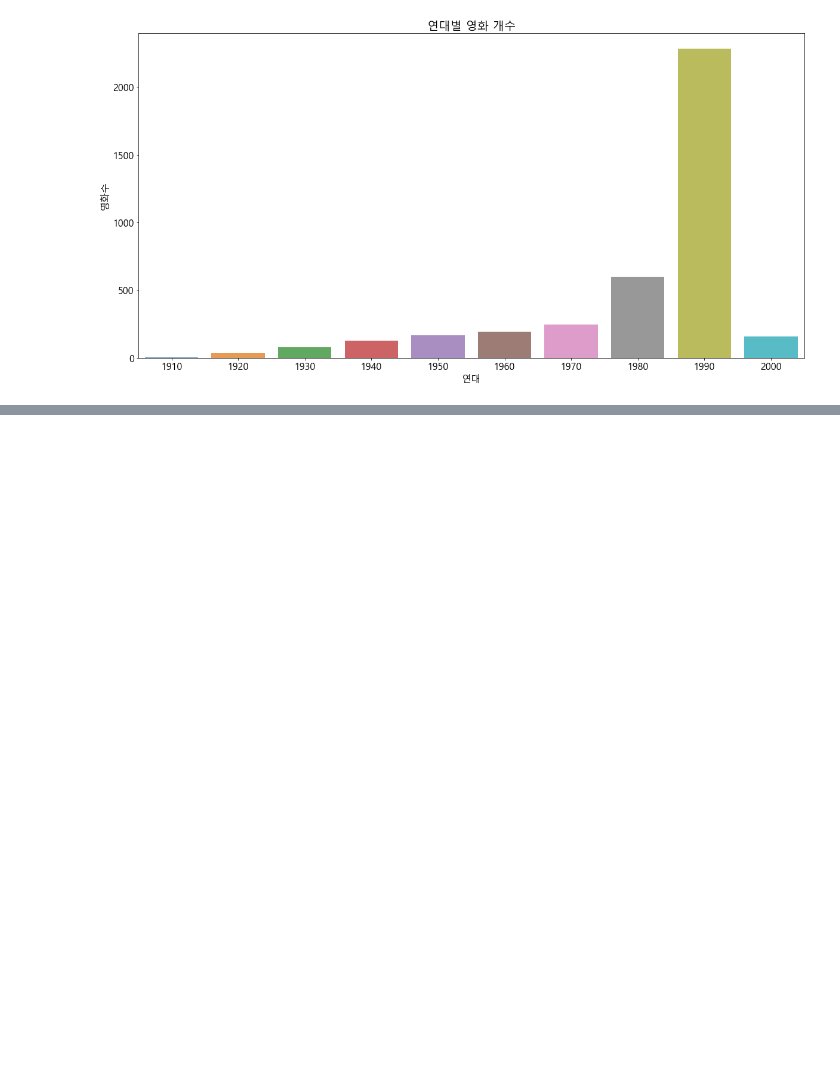
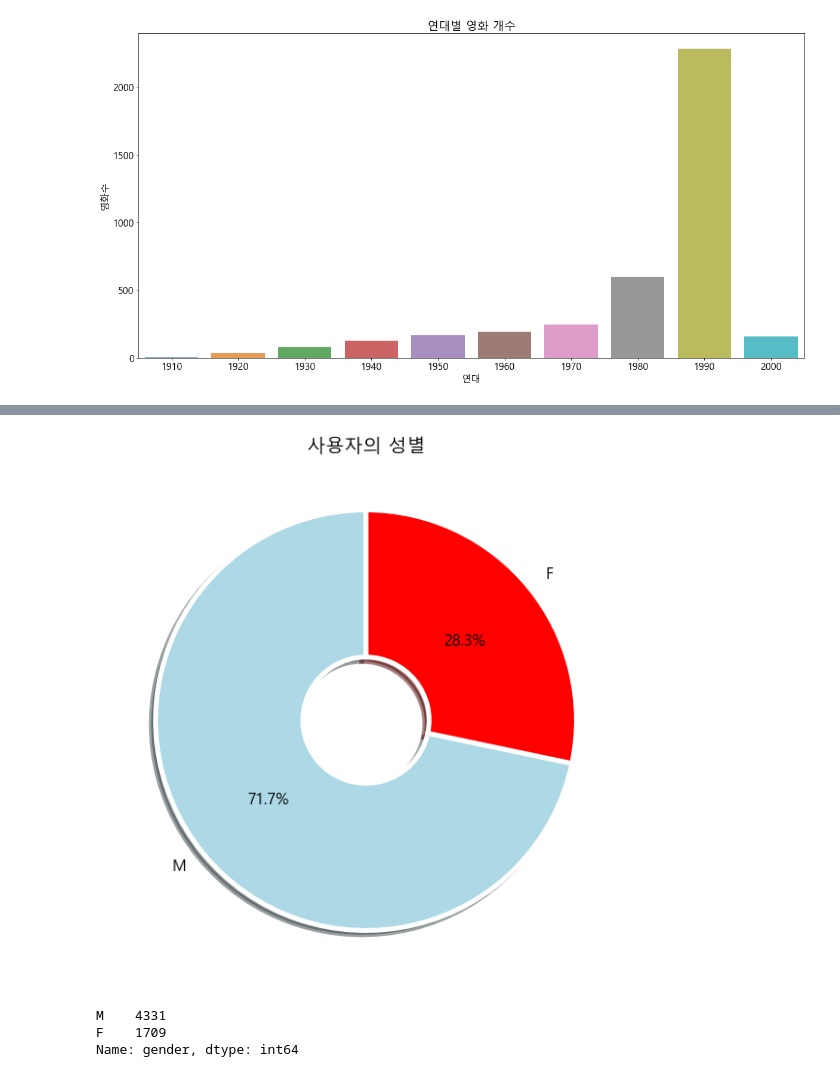
Before and after one commit to kamunbee/project_workspace, a Jupyter notebook: 02_데이터분석/15_영화 평점 데이터 분석.ipynb, the cells around one changed output, grey strips where cells are left out. Cells and saved outputs as stored; diff of their text form; code cells hidden in the pictures; blank space fills up the shorter version.

```diff
--- a/02_데이터분석/15_영화 평점 데이터 분석.ipynb
+++ b/02_데이터분석/15_영화 평점 데이터 분석.ipynb
@@ -203,0 +278,16 @@ plt.show()
+# %%
+wedgeprops={'width': 0.7, 'edgecolor': 'w', 'linewidth': 5}
+plt.pie(user_count, labels=user_count.index, shadow=True,  autopct='%.1f%%',startangle=90, colors=['lightblue','red'],
+       wedgeprops=wedgeprops)
+plt.title('사용자의 성별')
+plt.show()
+# %% [output]
+[figure, added]
+# %%
+# 성별 별 사용자 수를 가져온다.
+user_gender = user_data['gender'].value_counts()
+user_gender
+# %% [output]
+M    4331
+F    1709
+Name: gender, dtype: int64
```
Also changed, not shown: parts of 30 cells of this notebook.
